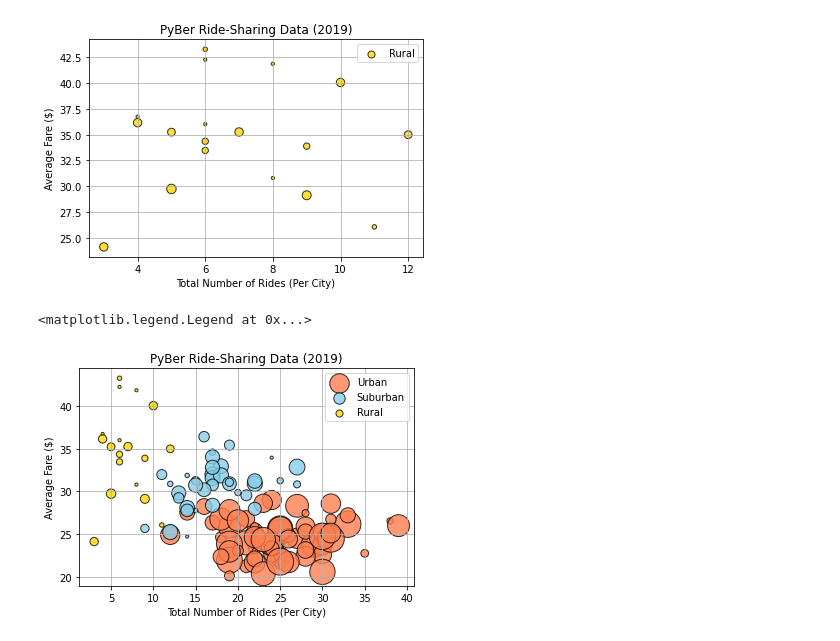
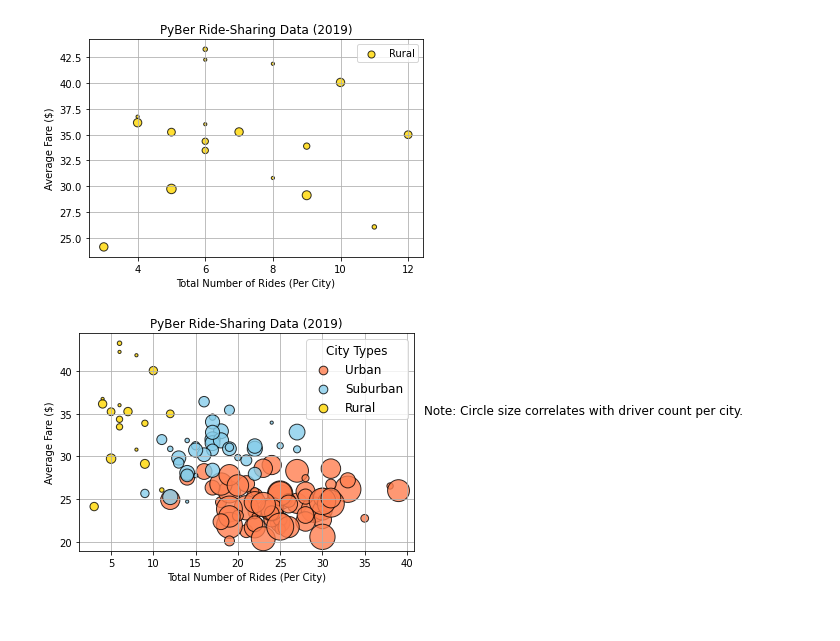
Before and after one commit to lawnshogan/PyBer_Analysis, a Jupyter notebook: PyBer.ipynb, the cells around one changed output. Drawn from its saved outputs; the diff is of its cells as text; code cells hidden in the pictures.

```diff
--- a/PyBer.ipynb
+++ b/PyBer.ipynb
@@ -185,29 +185,42 @@ plt.legend()
 # %%
 # 5.3.6 - Create Bubble Charts - ALL CITIES (MERGE ALL 3 TOGETHER)
 plt.scatter(urban_ride_count,
             urban_avg_fare,
             s=10*urban_driver_count, c="coral",     # s= changes size of markers
             edgecolor="black", linewidths=1,
             alpha=0.8, label="Urban")
 
 plt.scatter(suburban_ride_count,
             suburban_avg_fare,
             s=10*suburban_driver_count, c="skyblue",
             edgecolor="black", linewidths=1,
             alpha=0.8, label="Suburban")
 
 
 plt.scatter(rural_ride_count,
       rural_avg_fare,
       s=10*rural_driver_count, c="gold",
       edgecolor="black", linewidths=1,
       alpha=0.8, label="Rural")
 
 plt.title("PyBer Ride-Sharing Data (2019)")
 plt.ylabel("Average Fare ($)")
 plt.xlabel("Total Number of Rides (Per City)")
 plt.grid(True)
 plt.legend()
+
+# Create a variable for the legend to fix the size of the dots - plt.legend function
+lgnd = plt.legend(fontsize="12", mode="Expanded",
+         scatterpoints=1, loc="best", title="City Types")
+lgnd.legendHandles[0]._sizes = [75]
+lgnd.legendHandles[1]._sizes = [75]
+lgnd.legendHandles[2]._sizes = [75]
+lgnd.get_title().set_fontsize(12)
+
+# Incorporate a text label about circle size. - plt.text() function
+plt.text(42, 35, "Note: Circle size correlates with driver count per city.", fontsize="12")
+
+# Save chart in folder - plt.savefig() function
+plt.savefig("Resources/Fig1.png")
 # %% [output]
-<matplotlib.legend.Legend at 0x...>
-[figure, old version]
+[figure, new version]
```
Also changed, not shown: 1 other file.
